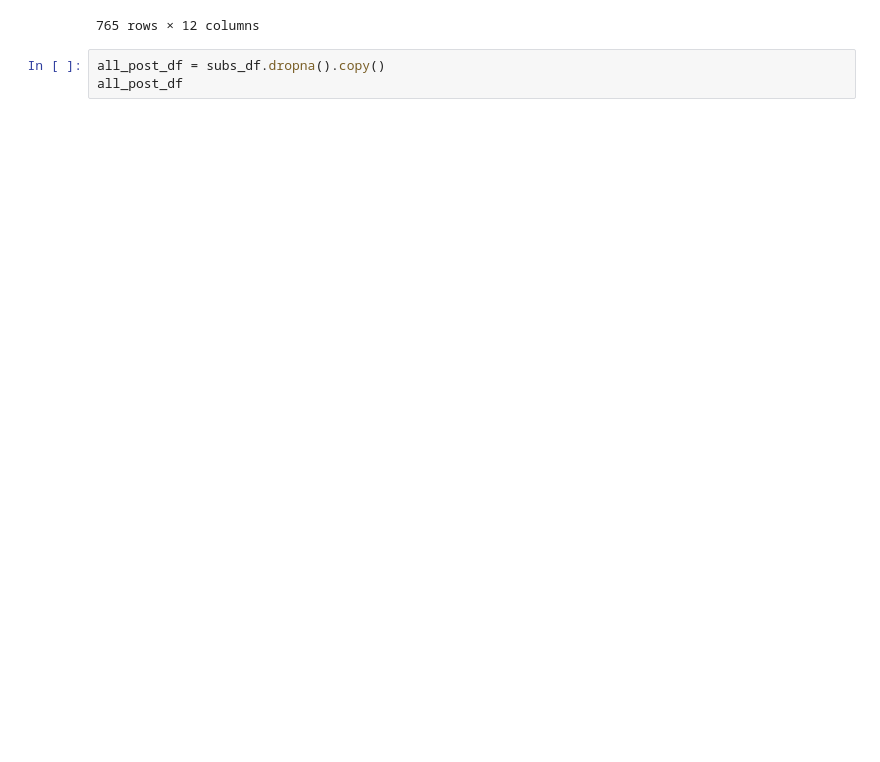
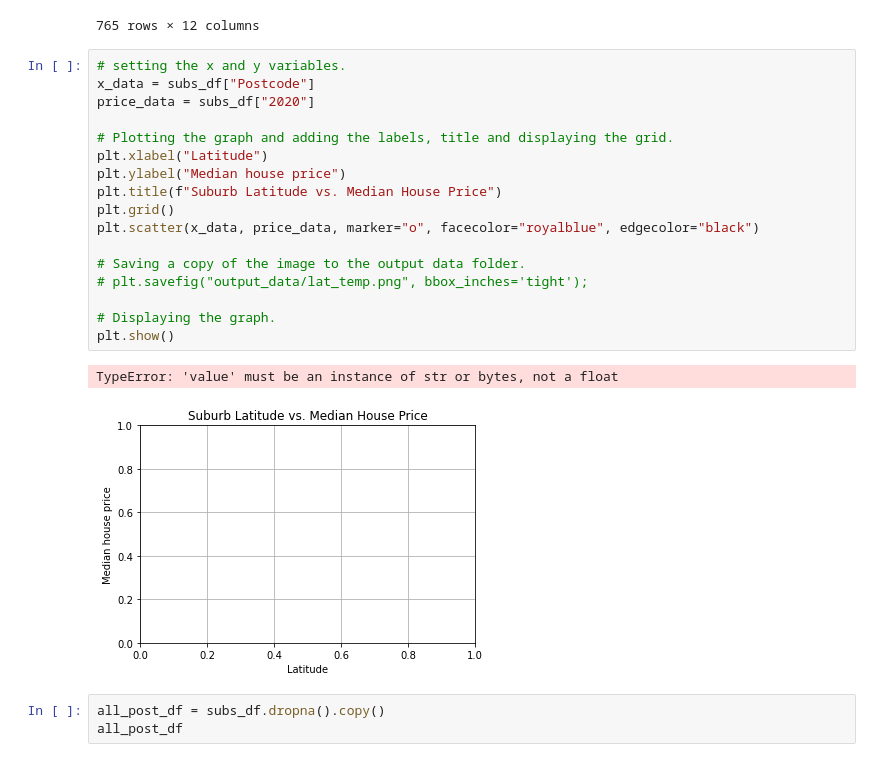
Before and after one commit to LP-116/Project-1, a Jupyter notebook: suburb year analysis.ipynb, the cells around one changed output. Saved outputs shown, nothing was run; the diff lists cells and outputs as text; blank space fills up the shorter version.

```diff
--- a/suburb year analysis.ipynb
+++ b/suburb year analysis.ipynb
@@ -549,6 +592,26 @@ subs_df
 | 801 | YEA | 270000.0 | 255000.0 | 260000.0 | 255000.0 | 260000.0 | 305000.0 | 386500.0 | 392500.0 | 435500.0 | 416500.0 | ... |
 | 802 | YINNAR | 208000.0 | 221500.0 | 220000.0 | 240000.0 | 182500.0 | 230000.0 | 270000.0 | 245000.0 | 255000.0 | 237500.0 | ... |
 765 rows × 12 columns
+# %%
+# setting the x and y variables.
+x_data = subs_df["Postcode"]
+price_data = subs_df["2020"]
+
+# Plotting the graph and adding the labels, title and displaying the grid.
+plt.xlabel("Latitude")
+plt.ylabel("Median house price")
+plt.title(f"Suburb Latitude vs. Median House Price")
+plt.grid()
+plt.scatter(x_data, price_data, marker="o", facecolor="royalblue", edgecolor="black")
+
+# Saving a copy of the image to the output data folder.
+# plt.savefig("output_data/lat_temp.png", bbox_inches='tight');
+
+# Displaying the graph.
+plt.show()
+# %% [output]
+TypeError: 'value' must be an instance of str or bytes, not a float
+[figure, added]
 # %%
 all_post_df = subs_df.dropna().copy()
 all_post_df
```
Also changed, not shown: parts of 4 cells of this notebook.
